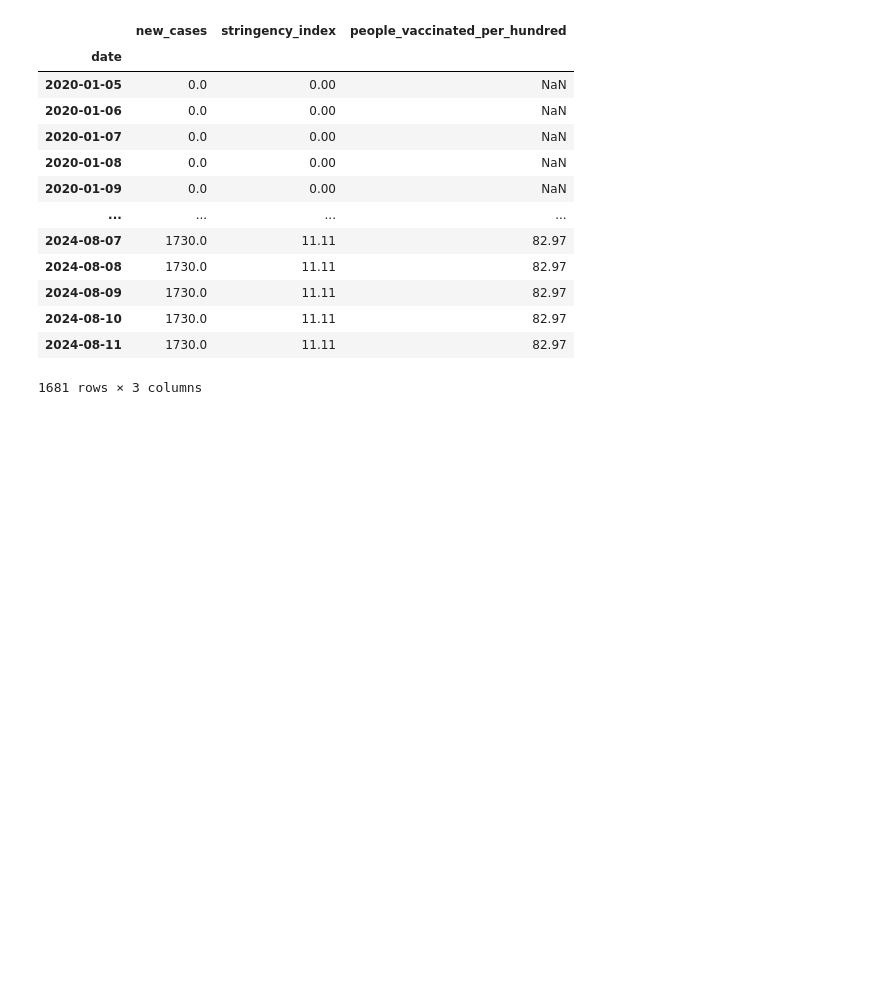
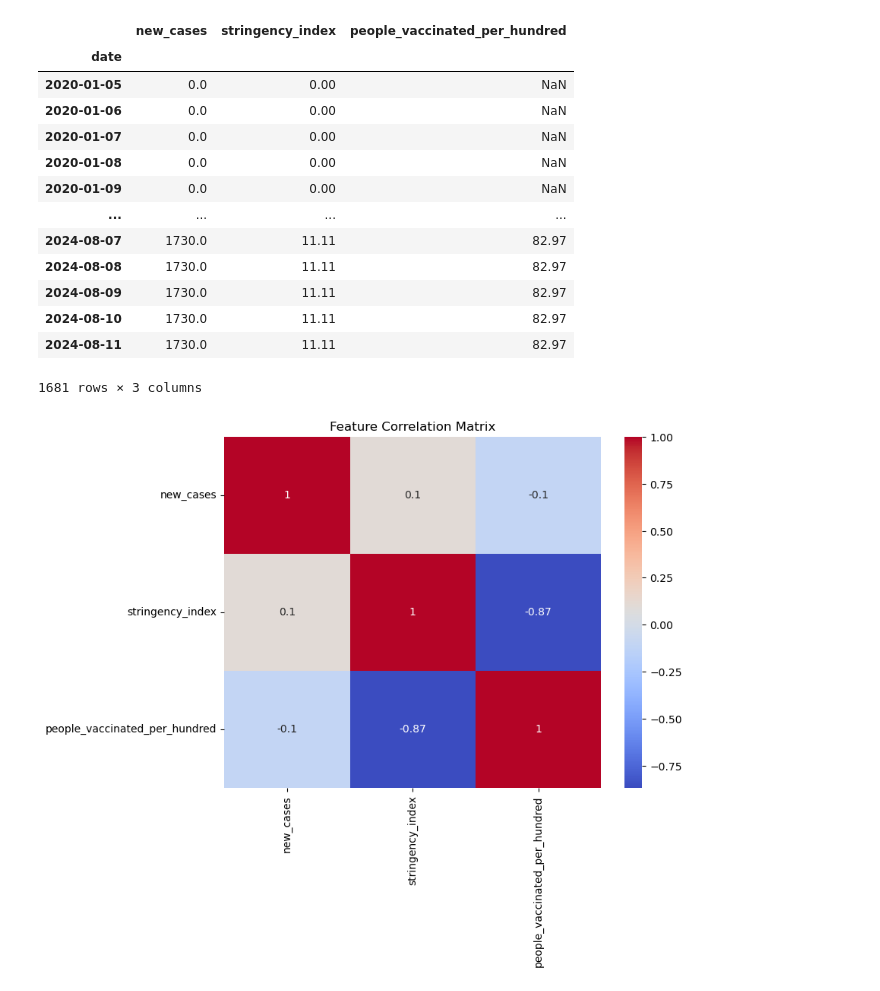
Before and after one commit to RaghavDewangan/Covid-Outbreak-Prediction, a Jupyter notebook: pred.ipynb, the cells around one changed output. Cells and saved outputs as stored; diff of their text form; code cells hidden in the pictures; blank space fills up the shorter version.

Commit message:
visualized correlations

```diff
--- a/pred.ipynb
+++ b/pred.ipynb
@@ -301,3 +301,13 @@ nz_df.ffill() # forward fill for time series data (impute using previous values
 # %%
 us_df['new_cases'] = us_df['new_cases'].rolling(window=7).mean().fillna(0)
 nz_df['new_cases'] = nz_df['new_cases'].rolling(window=7).mean().fillna(0) # rolling average to smooth out noise and spikes and irregular values
+# %%
+import seaborn as sns
+# visualize correlations with heat matrix
+corr = us_df.corr()
+plt.figure(figsize=(8, 6))
+sns.heatmap(corr, annot=True, cmap='coolwarm')
+plt.title("Feature Correlation Matrix")
+plt.show()
+# %% [output]
+[figure, added]
```
Also changed, not shown: parts of 2 cells of this notebook.
